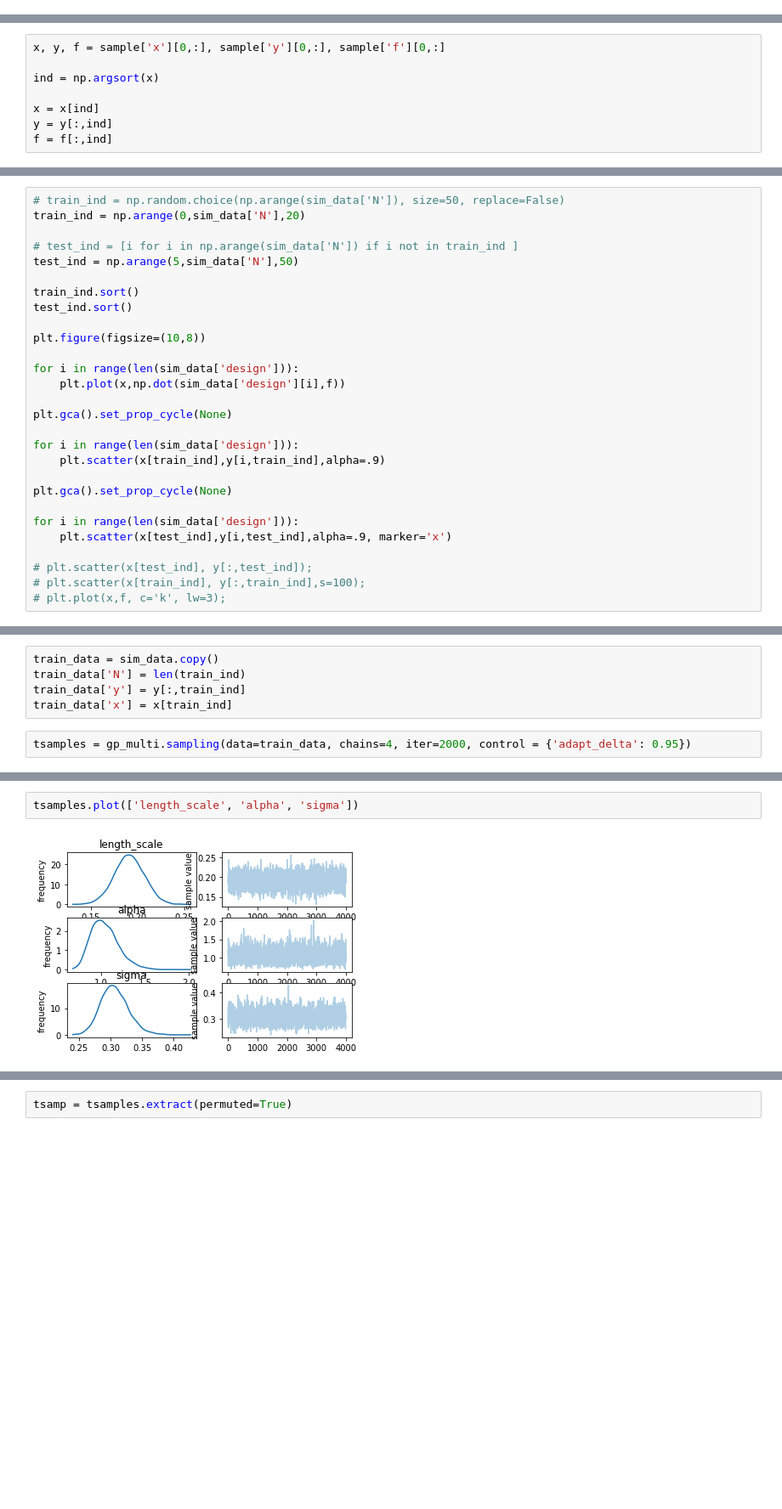
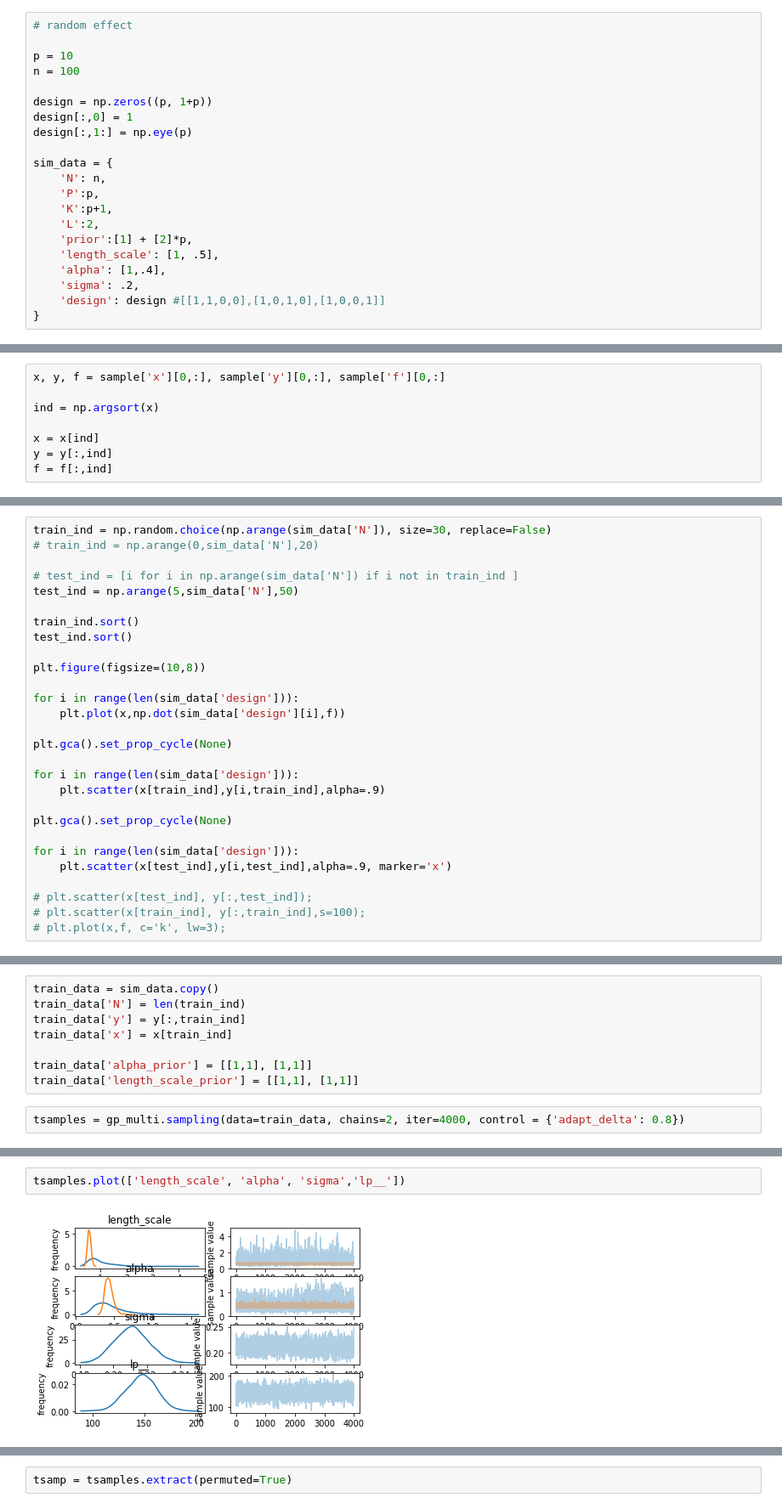
Before and after one commit to ptonner/gp-multi-stan, a Jupyter notebook: gp-multi.ipynb, the cells around one changed output, grey strips where cells are left out. Shown at 85% size. Cells and saved outputs as stored; diff of their text form; blank space fills up the shorter version.

```diff
--- a/gp-multi.ipynb
+++ b/gp-multi.ipynb
@@ -52,2 +36,23 @@ sim_data = {
+# %%
+# random effect
+
+p = 10
+n = 100
+
+design = np.zeros((p, 1+p))
+design[:,0] = 1
+design[:,1:] = np.eye(p)
+
+sim_data = {
+    'N': n,
+    'P':p,
+    'K':p+1,
+    'L':2,
+    'prior':[1] + [2]*p,
+    'length_scale': [1, .5],
+    'alpha': [1,.4],
+    'sigma': .2,
+    'design': design #[[1,1,0,0],[1,0,1,0],[1,0,0,1]]
+}
 # %%
 sample = gp_multi_sim.sampling(algorithm='Fixed_param', iter=1, chains=1, data=sim_data).extract()
@@ -85,6 +97,6 @@ for i in range(len(sim_data['design'])):
 # %%
-# train_ind = np.random.choice(np.arange(sim_data['N']), size=50, replace=False)
-train_ind = np.arange(0,sim_data['N'],20)
+train_ind = np.random.choice(np.arange(sim_data['N']), size=30, replace=False)
+# train_ind = np.arange(0,sim_data['N'],20)
 
 # test_ind = [i for i in np.arange(sim_data['N']) if i not in train_ind ]
 test_ind = np.arange(5,sim_data['N'],50)
@@ -117,5 +129,8 @@ train_data = sim_data.copy()
 train_data['N'] = len(train_ind)
 train_data['y'] = y[:,train_ind]
 train_data['x'] = x[train_ind]
+
+train_data['alpha_prior'] = [[1,1], [1,1]]
+train_data['length_scale_prior'] = [[1,1], [1,1]]
 # %%
-tsamples = gp_multi.sampling(data=train_data, chains=4, iter=2000, control = {'adapt_delta': 0.95})
+tsamples = gp_multi.sampling(data=train_data, chains=2, iter=4000, control = {'adapt_delta': 0.8})
@@ -122,4 +157,4 @@ tsamples = gp_multi.sampling(data=train_data, chains=4, iter=2000, control = {'a
 # %%
-tsamples.plot(['length_scale', 'alpha', 'sigma'])
+tsamples.plot(['length_scale', 'alpha', 'sigma','lp__'])
 # %% [output]
-[figure, old version]
+[figure, new version]
```
Also changed, not shown: parts of 26 cells of this notebook, 2 other files.
